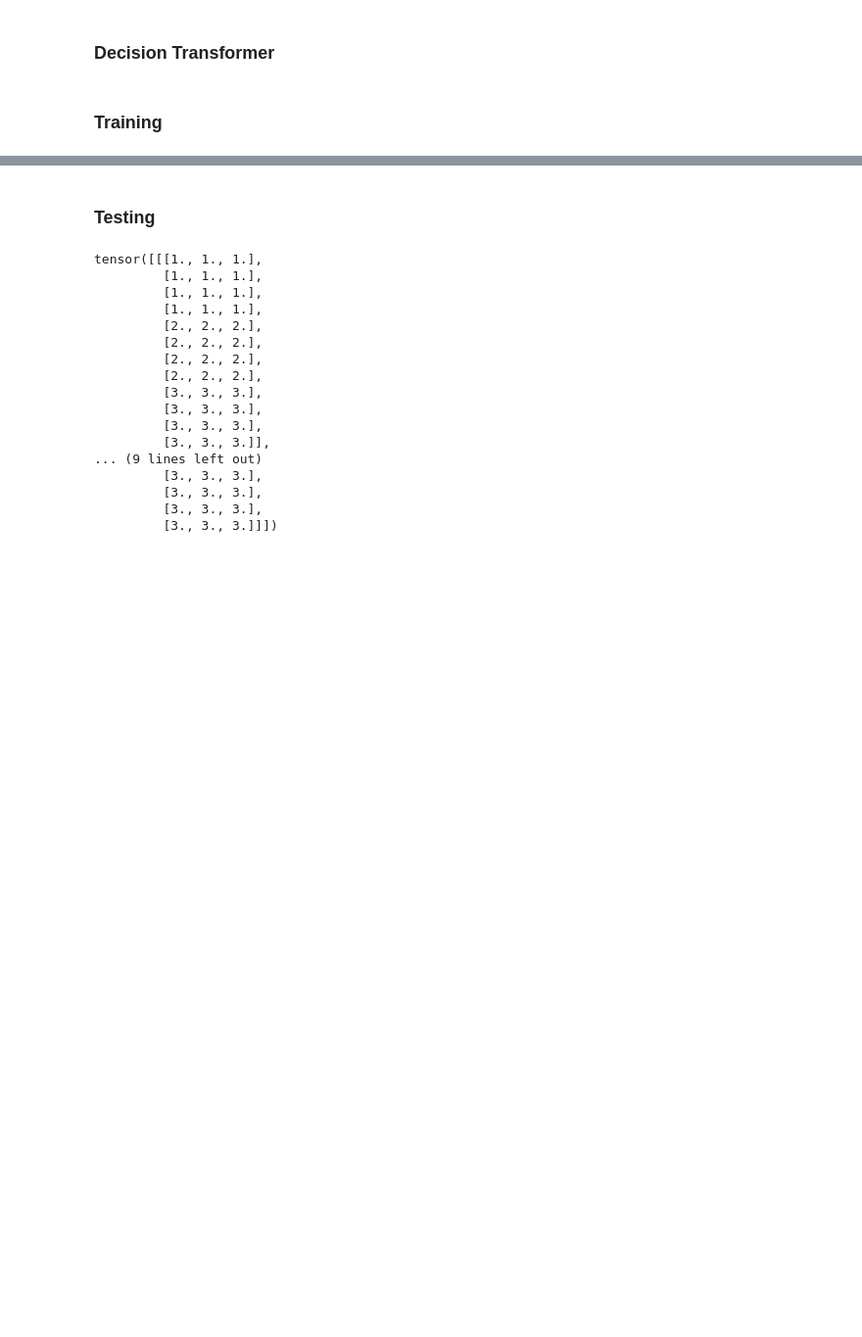
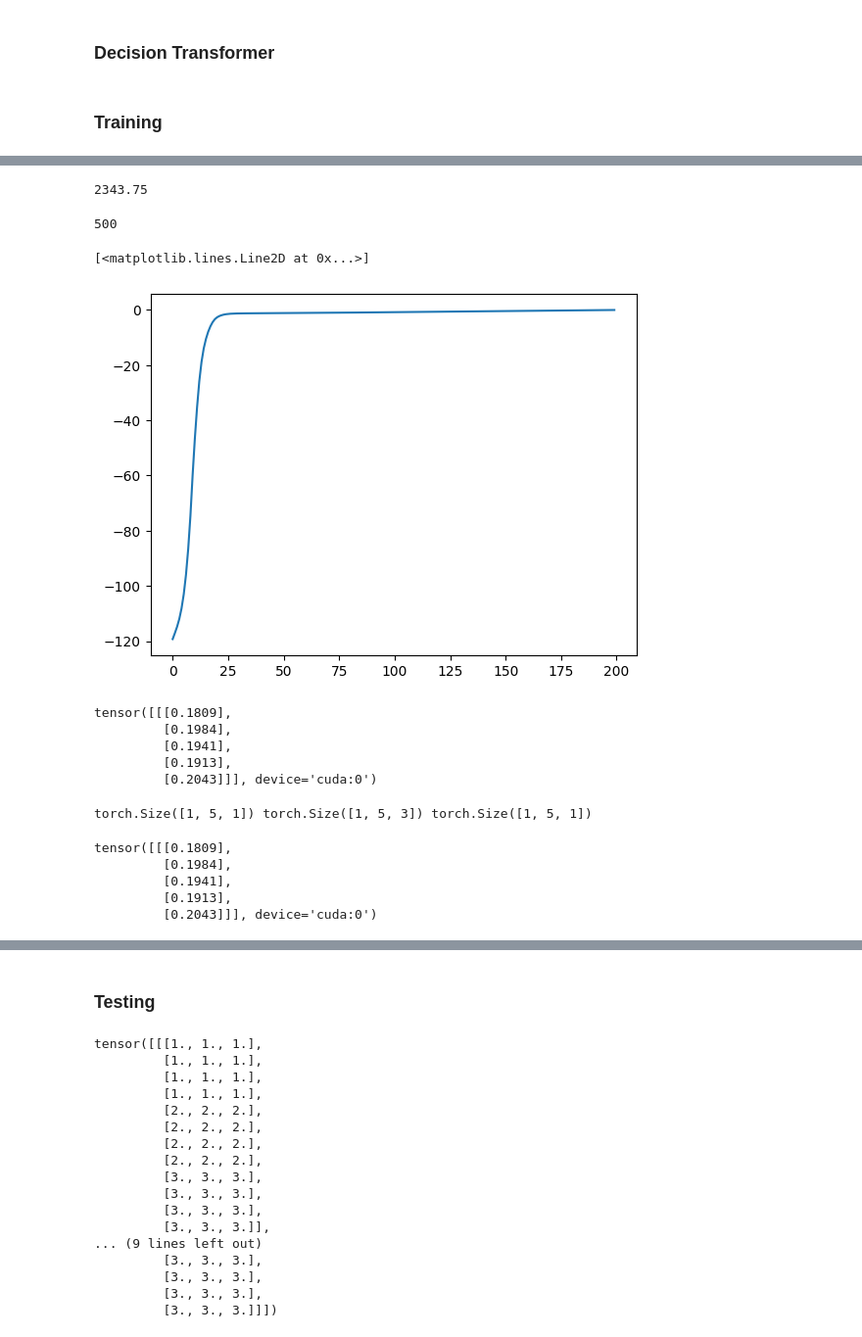
Before and after one commit to iameteron/rlib, a Jupyter notebook: examples/decision_transformer.ipynb, the cells around one changed output, grey strips where cells are left out. Shown at 98% size. Saved outputs shown, nothing was run; the diff lists cells and outputs as text; code cells hidden in the pictures; blank space fills up the shorter version.

```diff
--- a/examples/decision_transformer.ipynb
+++ b/examples/decision_transformer.ipynb
@@ -277,0 +350,18 @@ train(
+# %%
+(500 * 200 * 6 * 4) / 1024
+# %% [output]
+2343.75
+# %%
+len(expert_trajectories)
+# %% [output]
+500
+# %%
+traj = expert_trajectories[99]
+i = 100
+K = 5
+
+# print(traj["q_estimations"].detach().numpy())
+plt.plot(traj["q_estimations"].detach().numpy())
+# %% [output]
+[<matplotlib.lines.Line2D at 0x...>]
+[figure, added]
@@ -277,0 +375,26 @@ train(
+# %%
+a
+# %% [output]
+tensor([[[0.1809],
+         [0.1984],
+         [0.1941],
+         [0.1913],
+         [0.2043]]], device='cuda:0')
+# %%
+R, s, a, t = R.to(device), s.to(device), a.to(device), t.to(device)
+
+print(
+    R.shape,
+    s.shape,
+    t.shape
+)
+# %% [output]
+torch.Size([1, 5, 1]) torch.Size([1, 5, 3]) torch.Size([1, 5, 1])
+# %%
+a
+# %% [output]
+tensor([[[0.1809],
+         [0.1984],
+         [0.1941],
+         [0.1913],
+         [0.2043]]], device='cuda:0')
```
Also changed, not shown: parts of 17 cells of this notebook, 3 other files.
